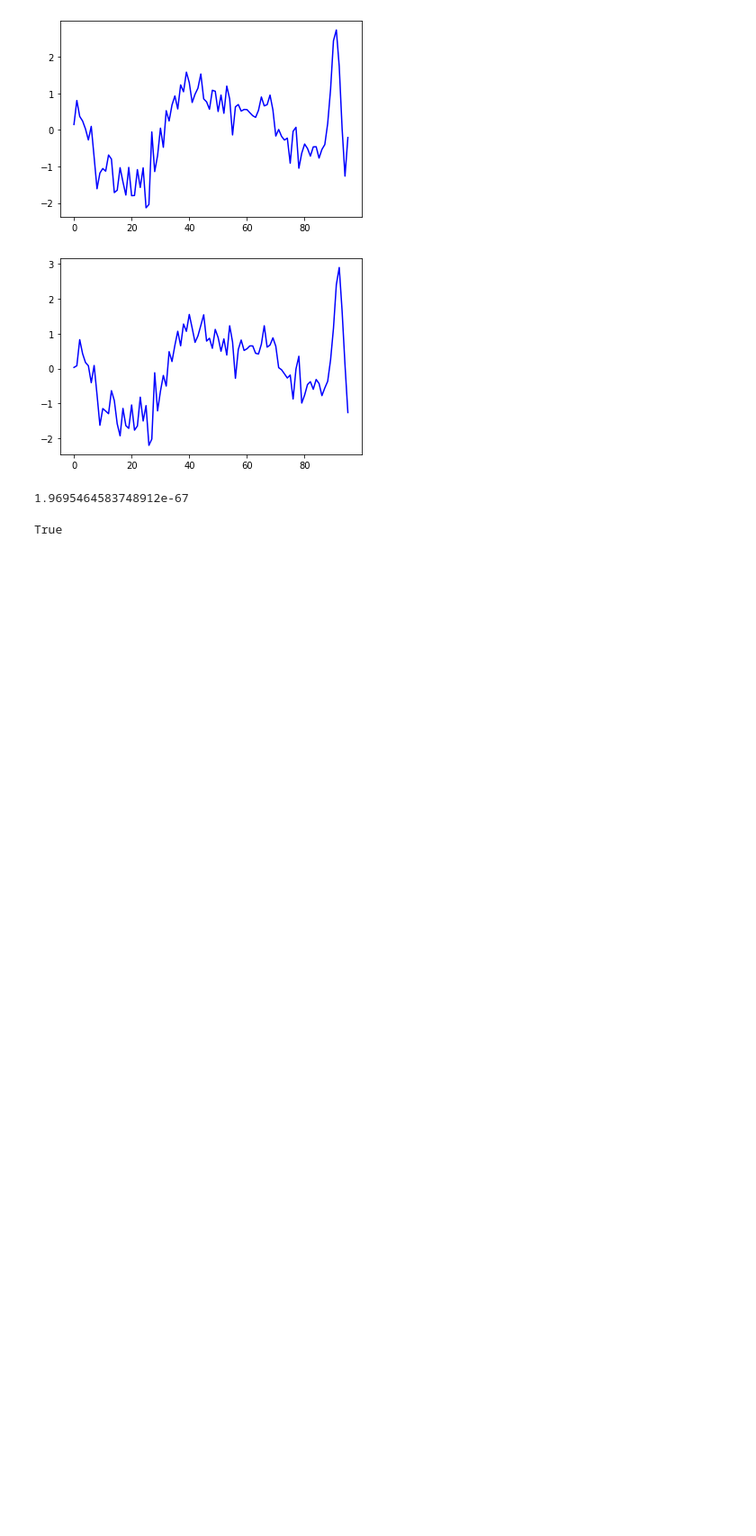
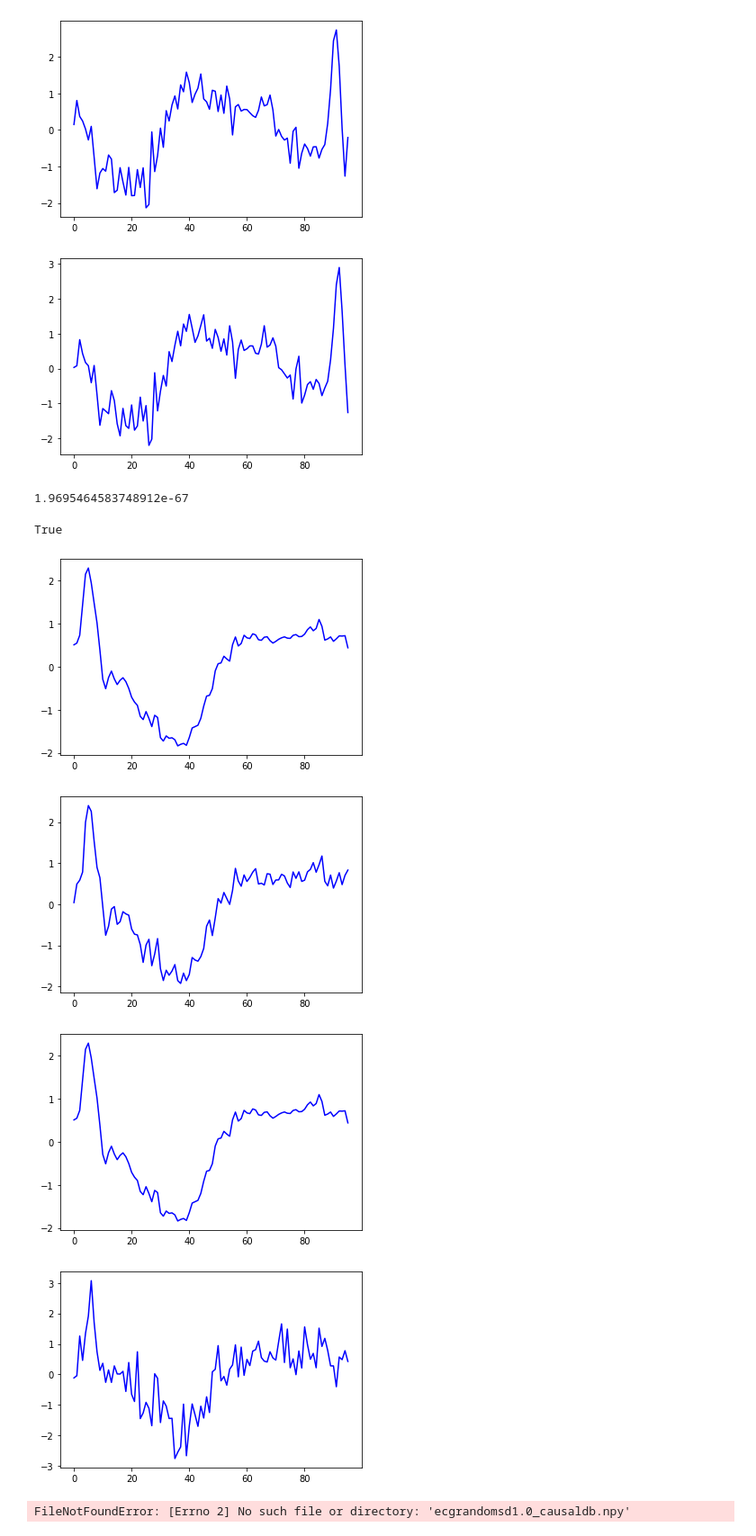
Before and after one commit to valeman/GRAILTS, a Jupyter notebook: Untitled5.ipynb, the cells around one changed output. Shown: that part at 90% size. Drawn from its saved outputs; the diff is of its cells as text; code cells hidden in the pictures; blank space fills up the shorter version.

```diff
--- a/Untitled5.ipynb
+++ b/Untitled5.ipynb
@@ -317,0 +325,12 @@ True
+# %%
+for sd in [0.1, 0.5, 1]:
+    causal_db = np.load('ecgrandomsd{}_causaldb.npy'.format(sd))
+    effect_db = np.load('ecgrandomsd{}_effectdb.npy'.format(sd))
+    plot(causal_db[0])
+    plot(effect_db[0])
+# %% [output]
+[figure, added]
+[figure, added]
+[figure, added]
+[figure, added]
+FileNotFoundError: [Errno 2] No such file or directory: 'ecgrandomsd1.0_causaldb.npy'
```
Also changed, not shown: parts of 2 cells of this notebook, 15 other files.
